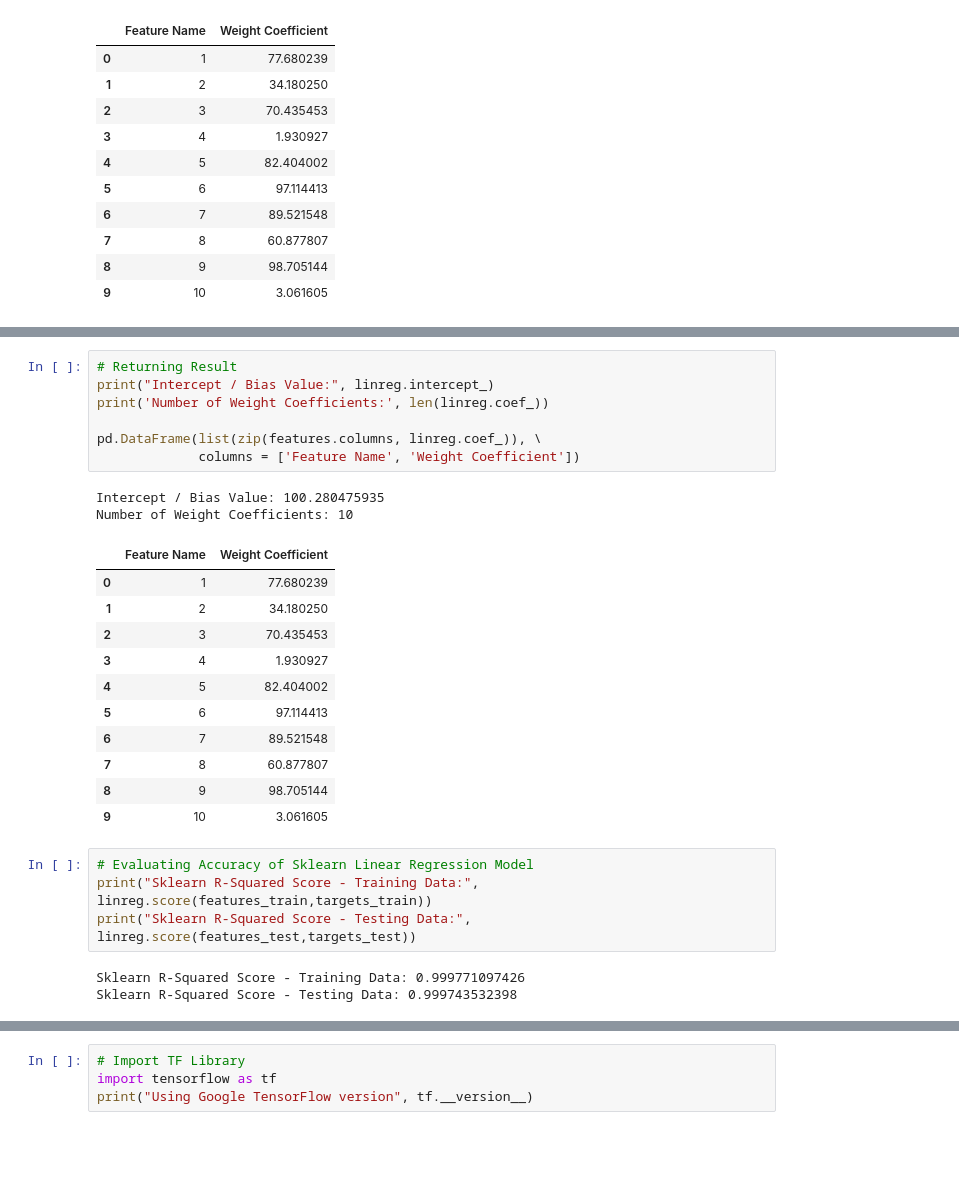
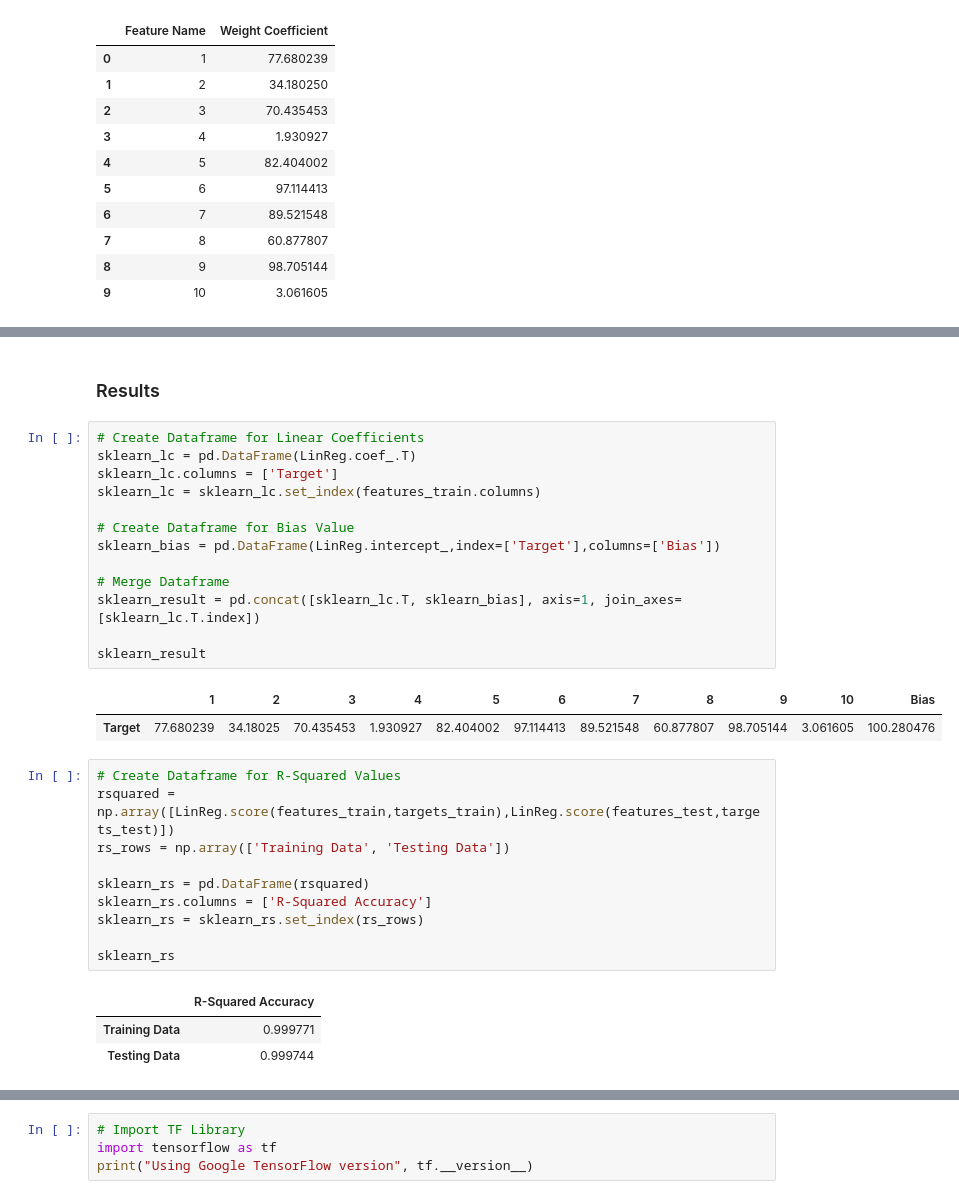
Before and after one commit to andridns/regression, a Jupyter notebook: regression_single.ipynb, the cells around one changed output, grey strips where cells are left out. Cells and saved outputs as stored; diff of their text form; blank space fills up the shorter version.

```diff
--- a/regression_single.ipynb
+++ b/regression_single.ipynb
@@ -152,31 +179,35 @@ linreg.fit(features_train, targets_train)
 # %% [output]
 LinearRegression(copy_X=True, fit_intercept=True, n_jobs=1, normalize=False)
-# %%
-# Returning Result
-print("Intercept / Bias Value:", linreg.intercept_)
-print('Number of Weight Coefficients:', len(linreg.coef_))
-
-pd.DataFrame(list(zip(features.columns, linreg.coef_)), \
-             columns = ['Feature Name', 'Weight Coefficient'])
-# %% [output]
-Intercept / Bias Value: 100.280475935
-Number of Weight Coefficients: 10
-|  | Feature Name | Weight Coefficient |
-| 0 | 1 | 77.680239 |
-| 1 | 2 | 34.180250 |
-| 2 | 3 | 70.435453 |
-| 3 | 4 | 1.930927 |
-| 4 | 5 | 82.404002 |
-| 5 | 6 | 97.114413 |
-| 6 | 7 | 89.521548 |
-| 7 | 8 | 60.877807 |
-| 8 | 9 | 98.705144 |
-| 9 | 10 | 3.061605 |
-# %%
-# Evaluating Accuracy of Sklearn Linear Regression Model
-print("Sklearn R-Squared Score - Training Data:", linreg.score(features_train,targets_train))
-print("Sklearn R-Squared Score - Testing Data:", linreg.score(features_test,targets_test))
-# %% [output]
-Sklearn R-Squared Score - Training Data: 0.999771097426
-Sklearn R-Squared Score - Testing Data: 0.999743532398
+# %% [markdown]
+### Results
+# %%
+# Create Dataframe for Linear Coefficients
+sklearn_lc = pd.DataFrame(LinReg.coef_.T)
+sklearn_lc.columns = ['Target']
+sklearn_lc = sklearn_lc.set_index(features_train.columns)
+
+# Create Dataframe for Bias Value
+sklearn_bias = pd.DataFrame(LinReg.intercept_,index=['Target'],columns=['Bias'])
+
+# Merge Dataframe
+sklearn_result = pd.concat([sklearn_lc.T, sklearn_bias], axis=1, join_axes=[sklearn_lc.T.index])
+
+sklearn_result
+# %% [output]
+|  | 1 | 2 | 3 | 4 | 5 | 6 | 7 | 8 | 9 | 10 | Bias |
+| Target | 77.680239 | 34.18025 | 70.435453 | 1.930927 | 82.404002 | 97.114413 | 89.521548 | 60.877807 | 98.705144 | 3.061605 | 100.280476 |
+# %%
+# Create Dataframe for R-Squared Values
+rsquared = np.array([LinReg.score(features_train,targets_train),LinReg.score(features_test,targets_test)])
+rs_rows = np.array(['Training Data', 'Testing Data'])
+
+sklearn_rs = pd.DataFrame(rsquared)
+sklearn_rs.columns = ['R-Squared Accuracy']
+sklearn_rs = sklearn_rs.set_index(rs_rows)
+
+sklearn_rs
+# %% [output]
+|  | R-Squared Accuracy |
+| Training Data | 0.999771 |
+| Testing Data | 0.999744 |
 # %% [markdown]
```
Also changed, not shown: parts of 23 cells of this notebook.
